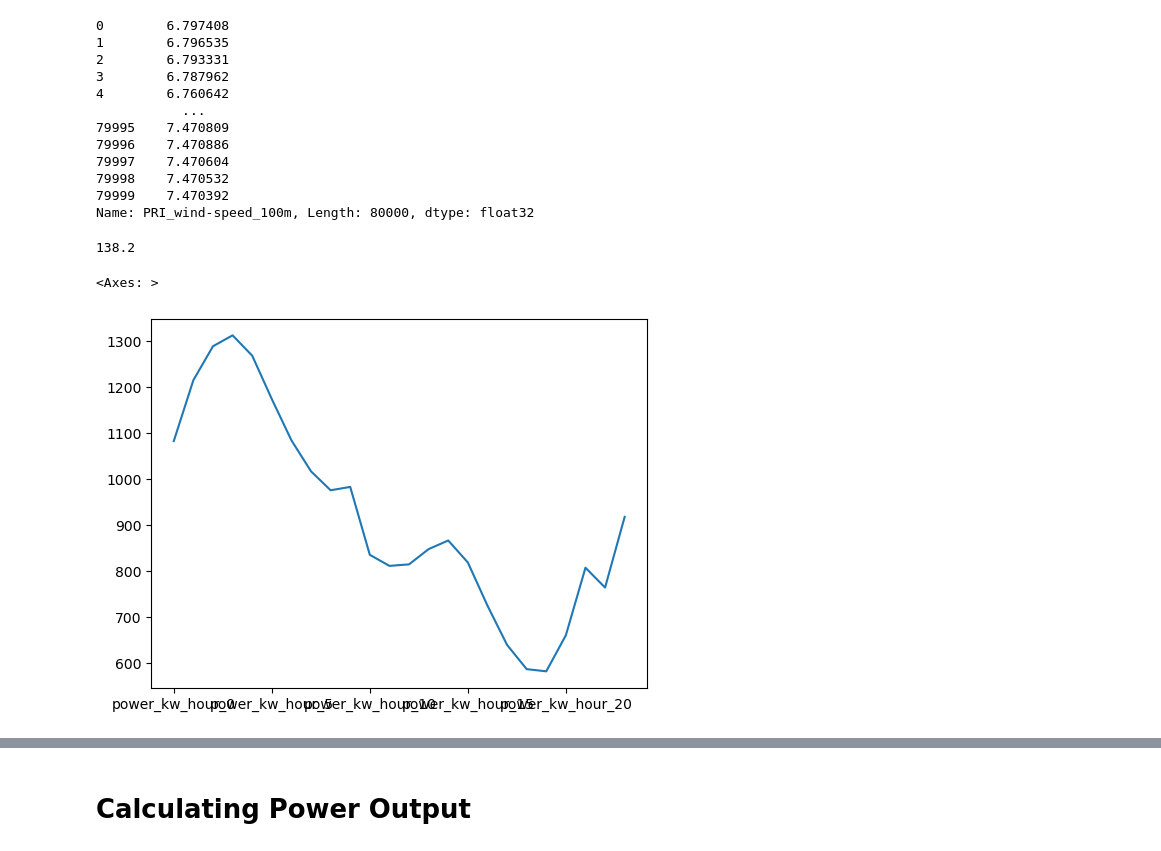
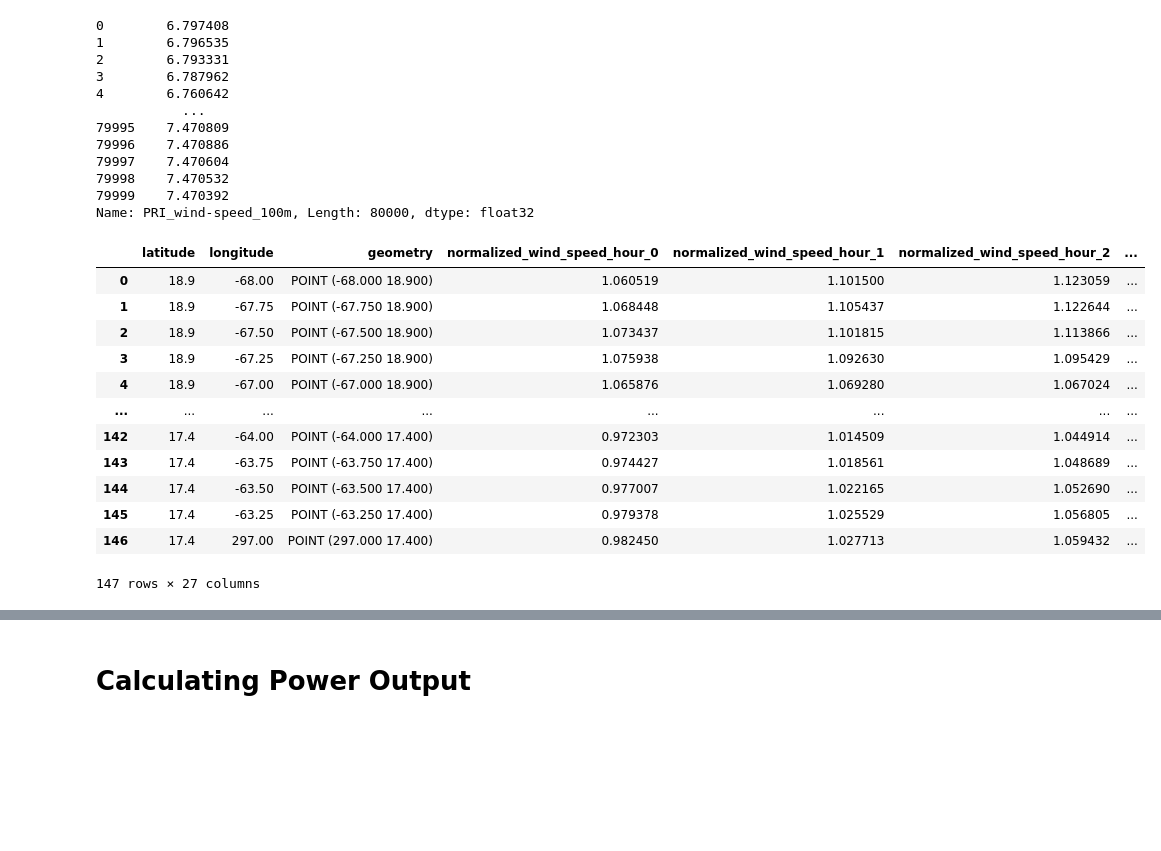
Before and after one commit to karishmathakrar/GreenGridPR, a Jupyter notebook: notebooks/data_preprocessing.ipynb, the cells around one changed output, grey strips where cells are left out. Drawn from its saved outputs; the diff is of its cells as text; code cells hidden in the pictures; blank space fills up the shorter version.

Commit message:
I'm just going to push to main. Some new data files + data_preprocessing.ipynb update for diurnal wind speed data.

```diff
--- a/notebooks/data_preprocessing.ipynb
+++ b/notebooks/data_preprocessing.ipynb
@@ -385,4 +394,6 @@ array([[[6.883811, 7.046881, ..., 7.032288, 7.033096],
 # %%
+# Loop through lat, lon, and hr to get normalized values
+
 hrs = np.array(ds.coords['hour'])
 lats = np.array(ds.coords['latitude'])
 lons = np.array(ds.coords['longitude'])
@@ -396,15 +407,12 @@ for lat_idx in range(0, ds.coords['latitude'].shape[0]):
         this_normalized_wind_speeds = this_point_wind_speeds/np.mean(this_point_wind_speeds)
 
         for hr_idx in range(0, ds.coords['hour'].shape[0]):
-            this_point = Point(lats[lat_idx], lons[lon_idx])
+            this_point = Point(lons[lon_idx], lats[lat_idx])
 
             this_hour = hrs[hr_idx]
 
             hour_wind_speeds[f'normalized_wind_speed_hour_{this_hour}'] = this_normalized_wind_speeds[hr_idx]
-            hour_wind_speeds[f'wind_speed_hour_{this_hour}'] = this_point_wind_speeds[hr_idx]
 
+        lists.append({'latitude': lats[lat_idx], 'longitude': lons[lon_idx], 'geometry': this_point, **hour_wind_speeds})
 
-        lists.append({'latitude': lats[lat_idx], 'longitude': lons[lon_idx],'geometry': this_point, **hour_wind_speeds})
-
-diurnal_wind_speeds = gpd.GeoDataFrame(lists)
-diurnal_wind_speeds
+diurnal_wind_speed_gdf = gpd.GeoDataFrame(lists)
@@ -447,35 +431,3 @@ environment_gdf['PRI_wind-speed_100m']
 79998    7.470532
 79999    7.470392
 Name: PRI_wind-speed_100m, Length: 80000, dtype: float32
-# %%
-power_curve = {
-    3: 25,
-    3.5: 89,
-    4: 171,
-    4.5: 269,
-    5: 389,
-    5.5: 533,
-    6: 704,
-    6.5: 906,
-    7: 1136,
-    7.5: 1400,
-    8: 1674,
-    8.5: 1934,
-    9: 2160,
-    9.5: 2316,
-    10: 2416,
-    10.5: 2477,
-    11: 2514,
-    12: 2530,
-    12.5: 2530,
-    25: 2530,
-}
-
-power_curve_key = np.array(list(power_curve.keys()))
-power_curve_val = np.array(list(power_curve.values()))
-
-power_curve_function = partial(np.interp, xp=power_curve_key, fp=power_curve_val, left=0, right=0)
-
-power_curve_function(3.8)
-# %% [output]
-138.2
@@ -487,5 +434,16 @@ diurnal_wind_speeds[power_cols] = diurnal_wind_speeds[raw_wind_speed_cols].map(p
-# %%
-diurnal_wind_speeds.iloc[0][power_cols].plot()
-# %% [output]
-<Axes: >
-[figure, removed]
+# %%
+diurnal_wind_speed_gdf
+# %% [output]
+|  | latitude | longitude | geometry | normalized_wind_speed_hour_0 | normalized_wind_speed_hour_1 | normalized_wind_speed_hour_2 | ... |
+| 0 | 18.9 | -68.00 | POINT (-68.000 18.900) | 1.060519 | 1.101500 | 1.123059 | ... |
+| 1 | 18.9 | -67.75 | POINT (-67.750 18.900) | 1.068448 | 1.105437 | 1.122644 | ... |
+| 2 | 18.9 | -67.50 | POINT (-67.500 18.900) | 1.073437 | 1.101815 | 1.113866 | ... |
+| 3 | 18.9 | -67.25 | POINT (-67.250 18.900) | 1.075938 | 1.092630 | 1.095429 | ... |
+| 4 | 18.9 | -67.00 | POINT (-67.000 18.900) | 1.065876 | 1.069280 | 1.067024 | ... |
+| ... | ... | ... | ... | ... | ... | ... | ... |
+| 142 | 17.4 | -64.00 | POINT (-64.000 17.400) | 0.972303 | 1.014509 | 1.044914 | ... |
+| 143 | 17.4 | -63.75 | POINT (-63.750 17.400) | 0.974427 | 1.018561 | 1.048689 | ... |
+| 144 | 17.4 | -63.50 | POINT (-63.500 17.400) | 0.977007 | 1.022165 | 1.052690 | ... |
+| 145 | 17.4 | -63.25 | POINT (-63.250 17.400) | 0.979378 | 1.025529 | 1.056805 | ... |
+| 146 | 17.4 | 297.00 | POINT (297.000 17.400) | 0.982450 | 1.027713 | 1.059432 | ... |
+147 rows × 27 columns
```
Also changed, not shown: parts of 24 cells of this notebook, 3 other files.
